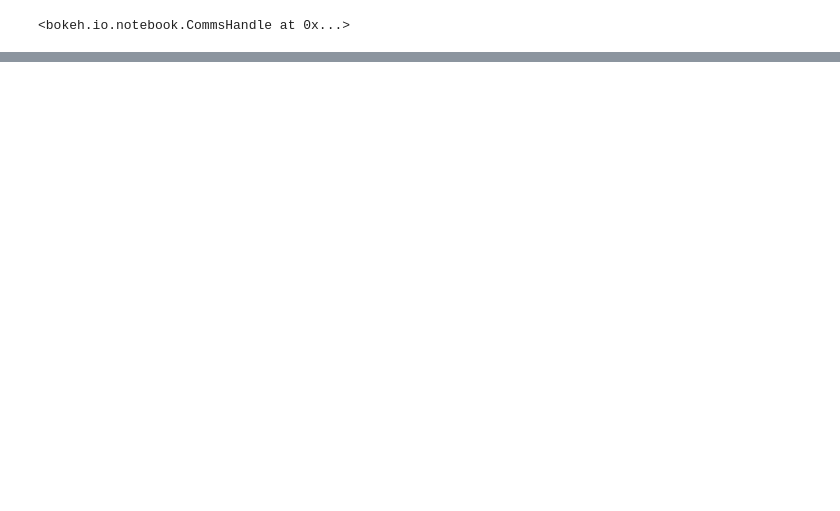
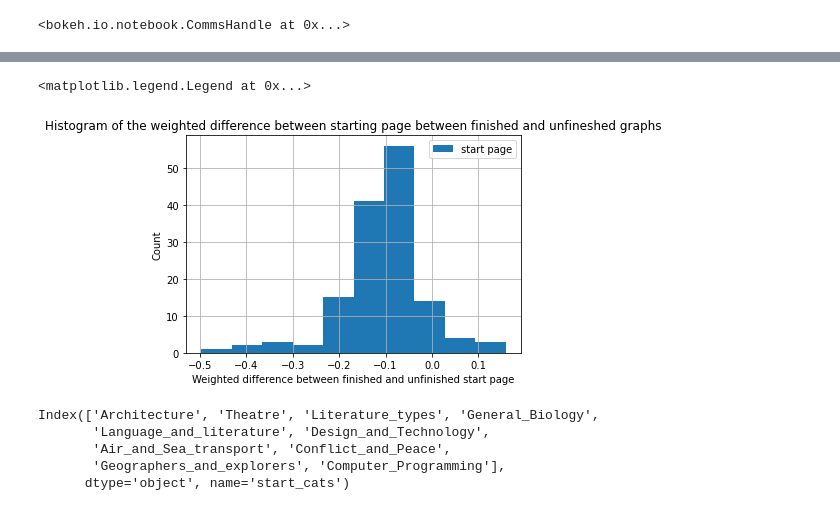
Before and after one commit to epfl-ada/ada-2022-project-7yobananaboy7, a Jupyter notebook: Cluster pages .ipynb, the cells around one changed output, grey strips where cells are left out. Drawn from its saved outputs; the diff is of its cells as text; code cells hidden in the pictures; blank space fills up the shorter version.

Commit message:
Analysis of start and target topic page

```diff
--- a/Cluster pages .ipynb
+++ b/Cluster pages .ipynb
@@ -247,0 +266,31 @@ show(p, notebook_handle=True)
+# %%
+def get_categories(article, df):
+    if article not in df.index :
+        return []
+    else :
+        return df.loc[article].categories
+
+def get_start_target_cats(paths):
+    paths['start'] = paths.path.apply(lambda x:x.split(';')[0])
+    paths['start_cats'] = paths['start'].apply(lambda article : get_categories(article, categories_merged))
+    paths['target_cats'] = paths['target'].apply(lambda article : get_categories(article, categories_merged))
+    paths_start = paths.explode('start_cats').groupby('start_cats').start.agg(len)
+    paths_target = paths.explode('target_cats').groupby('target_cats').target.agg(len)
+    paths_out = pd.merge(paths_start, paths_target, right_index=True, left_index=True)
+    return paths_out
+
+start_target_cats_unfinished = get_start_target_cats(paths_unfinished[['path', 'target']].copy())
+start_target_cats_finished = get_start_target_cats(paths_finished[['path', 'target']].copy())
+# %%
+start_target_cats_finished = start_target_cats_finished/nb_finished_node_visited*1000
+start_target_cats_unfinished = start_target_cats_unfinished/nb_unfinished_node_visited*1000
+
+start_target_cats_finished = start_target_cats_finished.add_suffix('_finished')
+start_target_cats_unfinished = start_target_cats_unfinished.add_suffix('_unfinished')
+# %%
+start_target_cats = start_target_cats_finished.join(start_target_cats_unfinished)
+# %%
+start_target_cats['weighted_diff_start'] = start_target_cats.apply(lambda x:
+            (x.start_finished - x.start_unfinished) /(x.start_finished + x.start_unfinished), axis = 1)
+start_target_cats['weighted_diff_target'] = start_target_cats.apply(lambda x:
+            (x.target_finished - x.target_unfinished) /(x.target_finished + x.target_unfinished), axis = 1)
@@ -247,0 +318,17 @@ show(p, notebook_handle=True)
+# %%
+start_target_cats['weighted_diff_start'].hist(label = 'start page').set_title('Histogram of the weighted difference between starting page between finished and unfineshed graphs')
+plt.xlabel('Weighted difference between finished and unfinished start page')
+plt.ylabel('Count')
+plt.legend()
+# %% [output]
+<matplotlib.legend.Legend at 0x...>
+[figure, added]
+# %%
+# Get element that seems to be harder as a start page
+get_first_last(10, start_target_cats, 'weighted_diff_start')[1]
+# %% [output]
+Index(['Architecture', 'Theatre', 'Literature_types', 'General_Biology',
+       'Language_and_literature', 'Design_and_Technology',
+       'Air_and_Sea_transport', 'Conflict_and_Peace',
+       'Geographers_and_explorers', 'Computer_Programming'],
+      dtype='object', name='start_cats')
```
Also changed, not shown: parts of 15 cells of this notebook.
